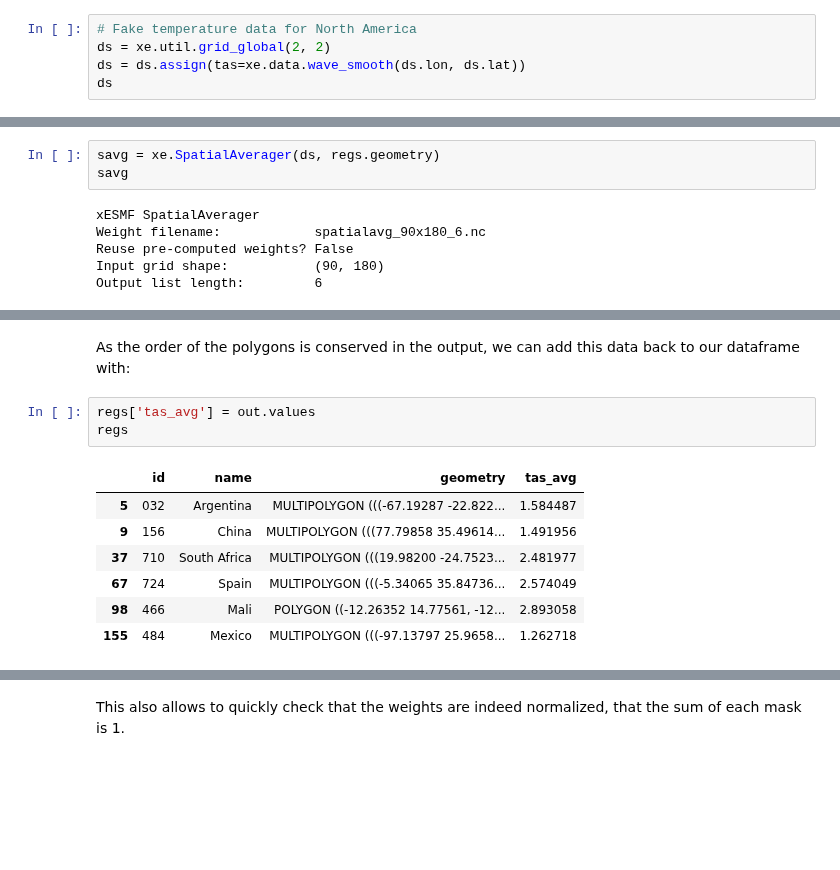
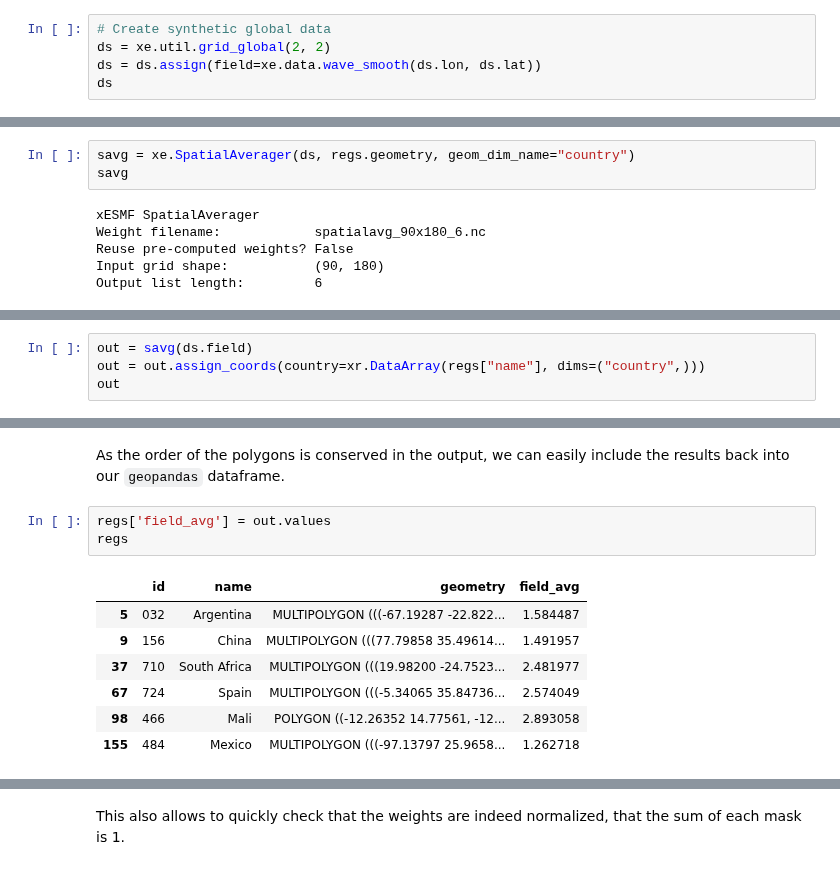
Before and after one commit to JiaweiZhuang/xESMF, a Jupyter notebook: doc/notebooks/Spatial_Averaging.ipynb, the cells around one changed output, grey strips where cells are left out. Saved outputs shown, nothing was run; the diff lists cells and outputs as text; blank space fills up the shorter version.

```diff
--- a/doc/notebooks/Spatial_Averaging.ipynb
+++ b/doc/notebooks/Spatial_Averaging.ipynb
@@ -37,9 +43,9 @@ regs
 | 98 | 466 | Mali | POLYGON ((-12.26352 14.77561, -12... |
 | 155 | 484 | Mexico | MULTIPOLYGON (((-97.13797 25.9658... |
 # %%
-# Fake temperature data for North America
+# Create synthetic global data
 ds = xe.util.grid_global(2, 2)
-ds = ds.assign(tas=xe.data.wave_smooth(ds.lon, ds.lat))
+ds = ds.assign(field=xe.data.wave_smooth(ds.lon, ds.lat))
 ds
 # %% [output]
 <xarray.Dataset>
@@ -64,5 +73,5 @@ regs.plot(ax=ax, edgecolor='k', facecolor='none')
 # %%
-savg = xe.SpatialAverager(ds, regs.geometry)
+savg = xe.SpatialAverager(ds, regs.geometry, geom_dim_name="country")
 savg
 # %% [output]
 xESMF SpatialAverager
@@ -87,0 +84,4 @@ Attributes:
+# %%
+out = savg(ds.field)
+out = out.assign_coords(country=xr.DataArray(regs["name"], dims=("country",)))
+out
@@ -88,12 +98,12 @@ Attributes:
 # %% [markdown]
-As the order of the polygons is conserved in the output, we can add this data back to our dataframe with:
+As the order of the polygons is conserved in the output, we can easily include the results back into our `geopandas` dataframe.
 # %%
-regs['tas_avg'] = out.values
+regs['field_avg'] = out.values
 regs
 # %% [output]
-|  | id | name | geometry | tas_avg |
+|  | id | name | geometry | field_avg |
 | 5 | 032 | Argentina | MULTIPOLYGON (((-67.19287 -22.822... | 1.584487 |
-| 9 | 156 | China | MULTIPOLYGON (((77.79858 35.49614... | 1.491956 |
+| 9 | 156 | China | MULTIPOLYGON (((77.79858 35.49614... | 1.491957 |
 | 37 | 710 | South Africa | MULTIPOLYGON (((19.98200 -24.7523... | 2.481977 |
 | 67 | 724 | Spain | MULTIPOLYGON (((-5.34065 35.84736... | 2.574049 |
 | 98 | 466 | Mali | POLYGON ((-12.26352 14.77561, -12... | 2.893058 |
```
Also changed, not shown: parts of 17 cells of this notebook.
